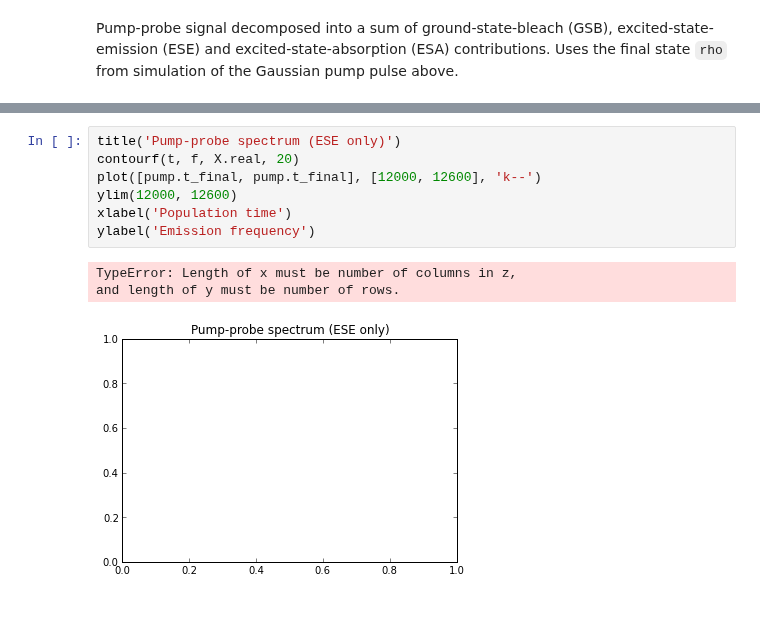
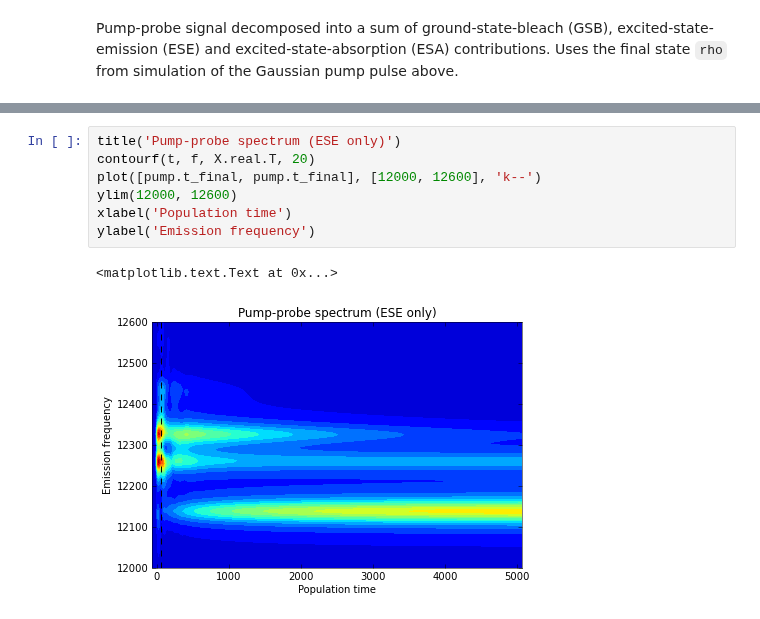
Before and after one commit to whaley-group-berkeley/qspectra, a Jupyter notebook: examples/FMO dynamics with Redfield theory.ipynb, the cells around one changed output, grey strips where cells are left out. Drawn from its saved outputs; the diff is of its cells as text.

```diff
--- a/examples/FMO dynamics with Redfield theory.ipynb
+++ b/examples/FMO dynamics with Redfield theory.ipynb
@@ -134,11 +131,10 @@ Wall time: 0.00 s
 # %%
 title('Pump-probe spectrum (ESE only)')
-contourf(t, f, X.real, 20)
+contourf(t, f, X.real.T, 20)
 plot([pump.t_final, pump.t_final], [12000, 12600], 'k--')
 ylim(12000, 12600)
 xlabel('Population time')
 ylabel('Emission frequency')
 # %% [output]
-TypeError: Length of x must be number of columns in z,
-and length of y must be number of rows.
+<matplotlib.text.Text at 0x...>
-[figure, old version]
+[figure, new version]
```
Also changed, not shown: parts of 10 cells of this notebook, 10 other files.
